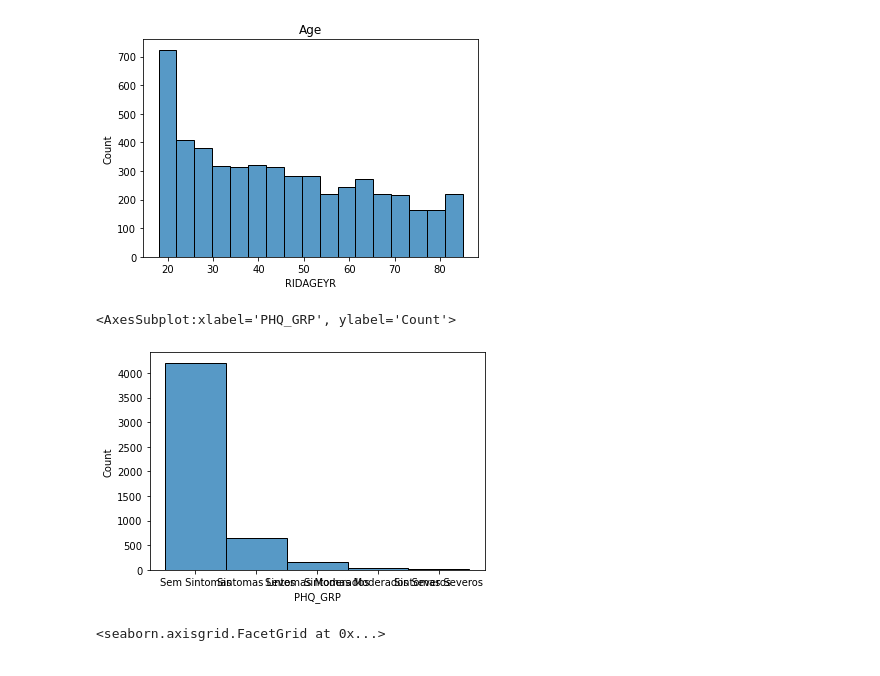
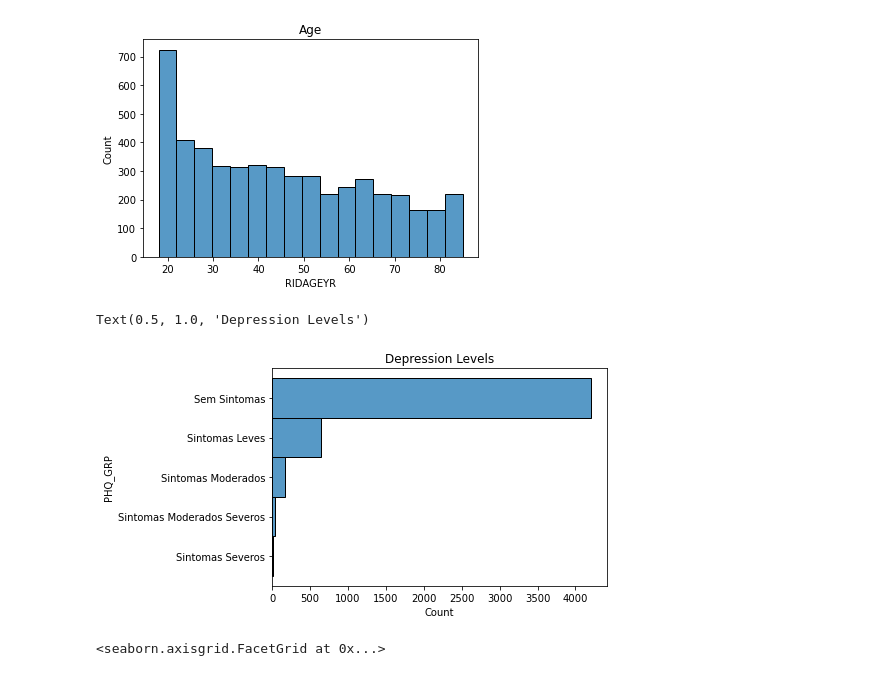
Before and after one commit to onemarcos/Tera-Jupyter-Notebook, a Jupyter notebook: Desafio Inferência/Desafio Inferência.ipynb, the cells around one changed output. Cells and saved outputs as stored; diff of their text form; code cells hidden in the pictures.

```diff
--- a/Desafio Inferência/Desafio Inferência.ipynb
+++ b/Desafio Inferência/Desafio Inferência.ipynb
@@ -161,10 +160,11 @@ plt.title("Age")
 Text(0.5, 1.0, 'Age')
 [figure]
 # %%
-sns.histplot(df_clean['PHQ_GRP'])
+sns.histplot(data=df_clean, y='PHQ_GRP')
+plt.title("Depression Levels")
 # %% [output]
-<AxesSubplot:xlabel='PHQ_GRP', ylabel='Count'>
+Text(0.5, 1.0, 'Depression Levels')
-[figure, old version]
+[figure, new version]
 # %%
 #Plot everything
 #sns.pairplot(df_clean)
```
Also changed, not shown: parts of 3 cells of this notebook, 1 other file.
